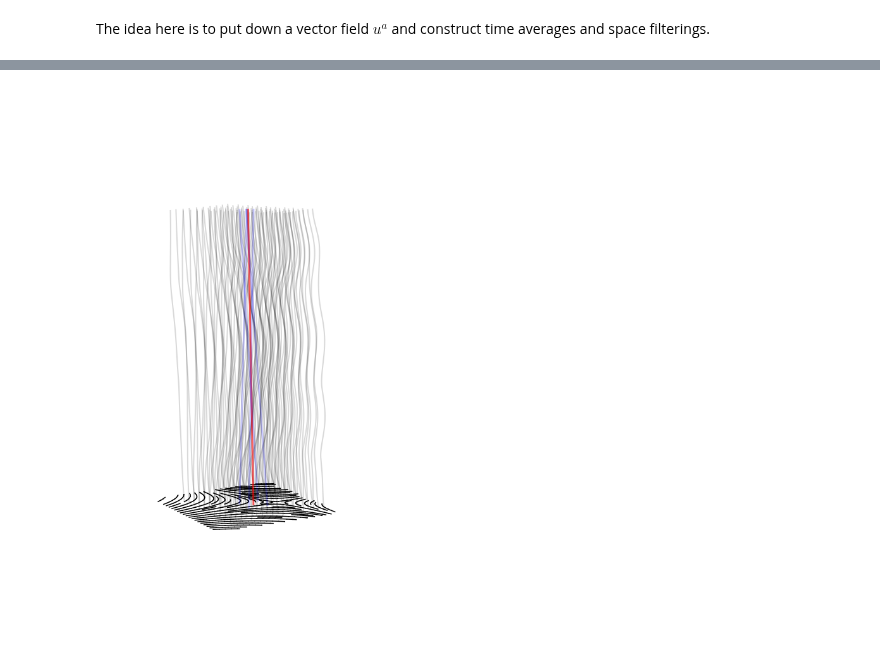
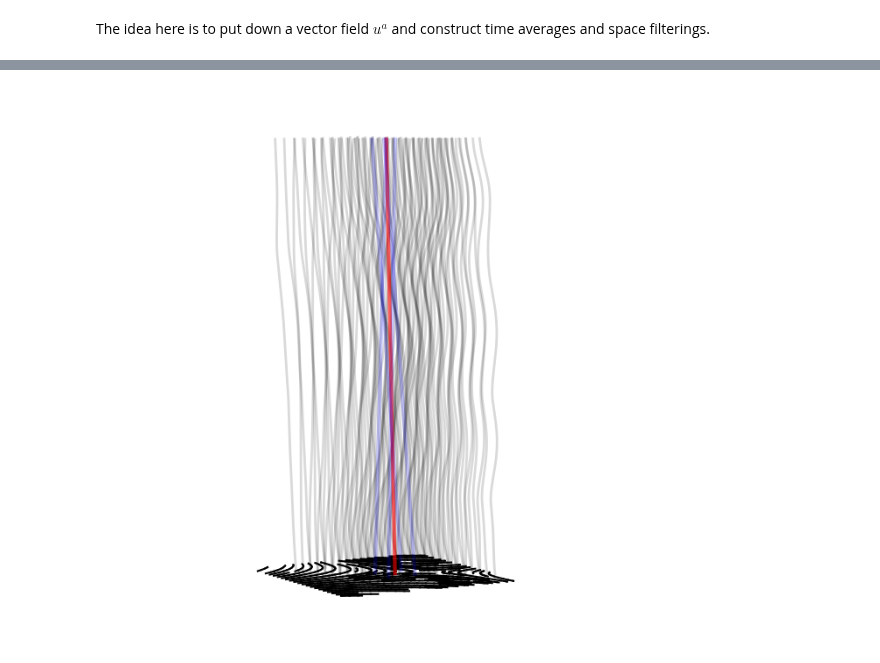
Before and after one commit to IanHawke/slides, a Jupyter notebook: compose21/Average_Filter_Plot.ipynb, the cells around one changed output, grey strips where cells are left out. Drawn from its saved outputs; the diff is of its cells as text; code cells hidden in the pictures.

Commit message:
Switch to SVG figure

```diff
--- a/compose21/Average_Filter_Plot.ipynb
+++ b/compose21/Average_Filter_Plot.ipynb
@@ -358,32 +358,34 @@ for tau in taus:
 #     old_z = line.vertices.T[1]
 #     # apply for 2d to 3d transformation here
 #     new_y = Y * np.ones_like(old_x)
 #     new_x = old_x
 #     new_z = old_z
 #     ax.plot(new_x, new_y, new_z, 'k')
 
 ax.view_init(5, -30)
 
 # p0s = [[0,  0.03,  0.03],
 #        [0, -0.03,  0.03],
 #        [0,  0.03, -0.03],
 #        [0, -0.03, -0.03]]
 # p0s = [[0.0, 0.0, 0.0]]
 p0s = [[0.0,  0.0,  0.0],
        [0.0,  0.01,  0.01],
        [0.0, -0.01,  0.01],
        [0.0,  0.01, -0.01],
        [0.0, -0.01, -0.01]]
 colors = ['red', 'blue', 'blue', 'blue', 'blue']
 alphas = [0.6, 0.2, 0.2, 0.2, 0.2]
 for p0, color, alpha in zip(p0s, colors, alphas):
     t0, x0, y0 = p0
     soln_average_0 = minimize(f_to_min, (0.1, -2), bounds=((0, 0.9), (-1.5*np.pi, 1.5*np.pi)),
                               args=(t0, x0, y0), method='TNC')
     Ut, Ux, Uy = getU(*soln_average_0.x)
     ax.plot([x0, 0.9*Ux], [y0, 0.9*Uy], [t0, 0.9*Ut], ls='-', lw=3, color=color, alpha=alpha)
 
-fig.savefig('time_average1.png', bbox_inches='tight', dpi=300)
+# fig.savefig('time_average1.png', bbox_inches='tight', dpi=300)
+ax.set_box_aspect((1,1,2))
+fig.savefig('time_average1.svg', bbox_inches='tight')
 plt.show()
 # %% [output]
-[figure, old version]
+[figure, new version]
```
Also changed, not shown: parts of 3 cells of this notebook, 1 other file.
